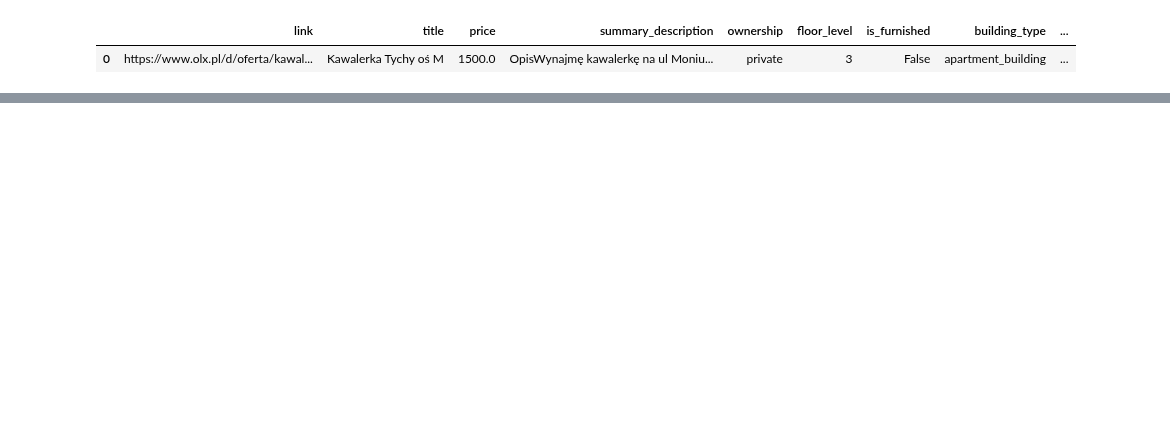
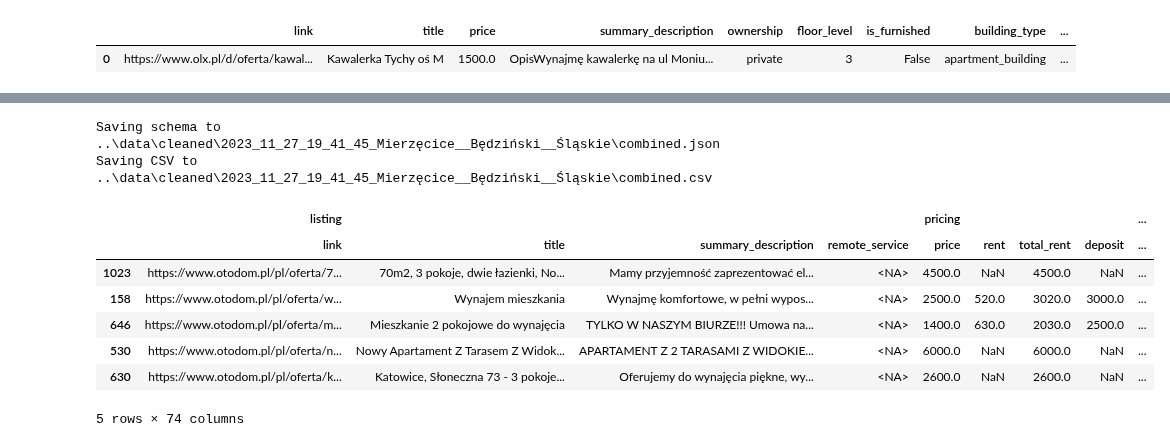
Before and after one commit to Luk-kar/Home-Market-Harvester, a Jupyter notebook: notebooks/003_EDA.ipynb, the cells around one changed output, grey strips where cells are left out. Drawn from its saved outputs; the diff is of its cells as text; code cells hidden in the pictures; blank space fills up the shorter version.

```diff
--- a/notebooks/003_EDA.ipynb
+++ b/notebooks/003_EDA.ipynb
@@ -33,0 +242,17 @@ df_otodom.sample(5)
+# %%
+data_path_manager.save_df(combined_df, domain="combined")
+# %% [output]
+Saving schema to ..\data\cleaned\2023_11_27_19_41_45_Mierzęcice__Będziński__Śląskie\combined.json
+Saving CSV to ..\data\cleaned\2023_11_27_19_41_45_Mierzęcice__Będziński__Śląskie\combined.csv
+# %%
+saved_combined = data_path_manager._load_cleaned_df(domain="combined")
+saved_combined.sample(5)
+# %% [output]
+|  | listing |  |  |  | pricing |  |  |  | ... |
+|  | link | title | summary_description | remote_service | price | rent | total_rent | deposit | ... |
+| 1023 | https://www.otodom.pl/pl/oferta/7... | 70m2, 3 pokoje, dwie łazienki, No... | Mamy przyjemność zaprezentować el... | <NA> | 4500.0 | NaN | 4500.0 | NaN | ... |
+| 158 | https://www.otodom.pl/pl/oferta/w... | Wynajem mieszkania | Wynajmę komfortowe, w pełni wypos... | <NA> | 2500.0 | 520.0 | 3020.0 | 3000.0 | ... |
+| 646 | https://www.otodom.pl/pl/oferta/m... | Mieszkanie 2 pokojowe do wynajęcia | TYLKO W NASZYM BIURZE!!! Umowa na... | <NA> | 1400.0 | 630.0 | 2030.0 | 2500.0 | ... |
+| 530 | https://www.otodom.pl/pl/oferta/n... | Nowy Apartament Z Tarasem Z Widok... | APARTAMENT Z 2 TARASAMI Z WIDOKIE... | <NA> | 6000.0 | NaN | 6000.0 | NaN | ... |
+| 630 | https://www.otodom.pl/pl/oferta/k... | Katowice, Słoneczna 73 - 3 pokoje... | Oferujemy do wynajęcia piękne, wy... | <NA> | 2600.0 | NaN | 2600.0 | NaN | ... |
+5 rows × 74 columns
```
Also changed, not shown: parts of 23 cells of this notebook, 8 other files.
